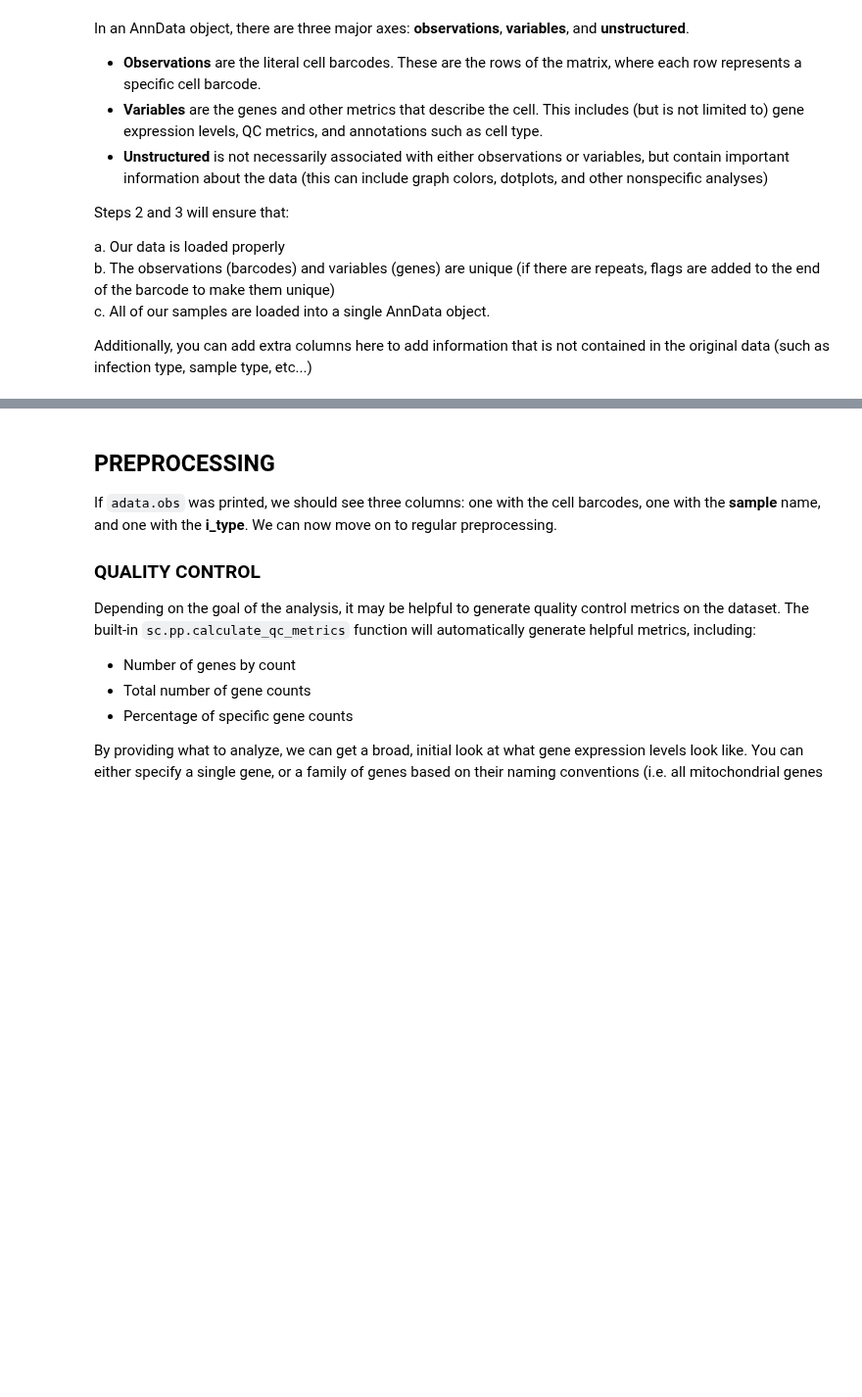
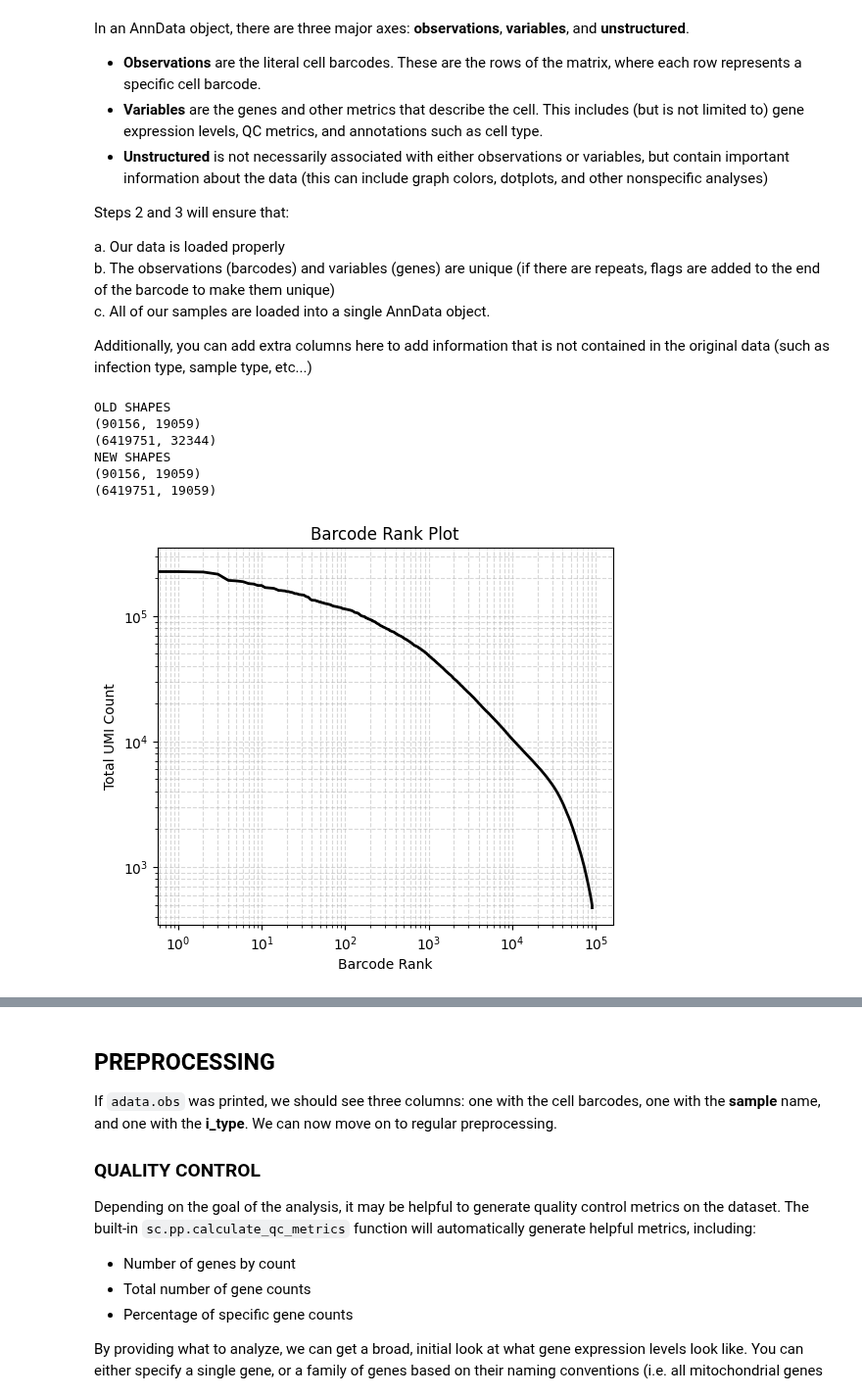
Before and after one commit to hvose-anschutz/viralogue-pipelines, a Jupyter notebook: scRNA-seq-pipeline/scRNA_part1_cellranger.ipynb, the cells around one changed output, grey strips where cells are left out. Shown at 98% size. Drawn from its saved outputs; the diff is of its cells as text; code cells hidden in the pictures; blank space fills up the shorter version.

```diff
--- a/scRNA-seq-pipeline/scRNA_part1_cellranger.ipynb
+++ b/scRNA-seq-pipeline/scRNA_part1_cellranger.ipynb
@@ -156,7 +157,7 @@ if experiment == "dHE":
         match i:
             case val if 6<=int(val)<=10:
                 adata.obs.loc[adata.obs["sample"] == f"sample_{i}", "condition"] = "dHE"
-                adata_raw.obs.loc[adata.obs["sample"] == f"sample_{i}", "condition"] = "dHE"
+                adata_raw.obs.loc[adata_raw.obs["sample"] == f"sample_{i}", "condition"] = "dHE"
             case val if 11<=int(val)<=15:
                 adata.obs.loc[adata.obs["sample"] == f"sample_{i}", "condition"] = "MHVY"
                 adata_raw.obs.loc[adata_raw.obs["sample"] == f"sample_{i}", "condition"] = "MHVY"
@@ -187,32 +188,41 @@ if int(adata.n_vars) != int(adata_raw.n_vars):
 print("NEW SHAPES")
 print(adata.shape)
 print(adata_raw.shape)
+# %% [output]
+OLD SHAPES
+(90156, 19059)
+(6419751, 32344)
+NEW SHAPES
+(90156, 19059)
+(6419751, 19059)
 # %%
 %matplotlib inline
 #plotting barcode ranks
 
-counts_per_cell = np.array(adata_raw.X.sum(axis=1)).flatten()
+counts_per_cell = np.array(adata.X.sum(axis=1)).flatten()
 
 # 2. Sort counts in descending order (highest to lowest)
 sorted_counts = np.sort(counts_per_cell)[::-1]
 
 # 3. Filter out barcodes with zero counts for cleaner plotting
 sorted_counts = sorted_counts[sorted_counts > 0]
 
 # 4. Generate the Barcode Rank Plot
 fig, ax = plt.subplots(figsize=(6, 5))
 
 # Plot on a log-log scale
 ax.loglog(sorted_counts, color="black", linewidth=2)
 
 ax.set_title("Barcode Rank Plot")
 ax.set_xlabel("Barcode Rank")
 ax.set_ylabel("Total UMI Count")
 
 # Optional: Add gridlines for readability
 ax.grid(True, which="both", linestyle="--", alpha=0.5)
 
 plt.show()
+# %% [output]
+[figure, added]
 # %%
 # Create SoupChannel
 soup_channel = soupx.SoupChannel(
```
Also changed, not shown: parts of 23 cells of this notebook, 2 other files.
